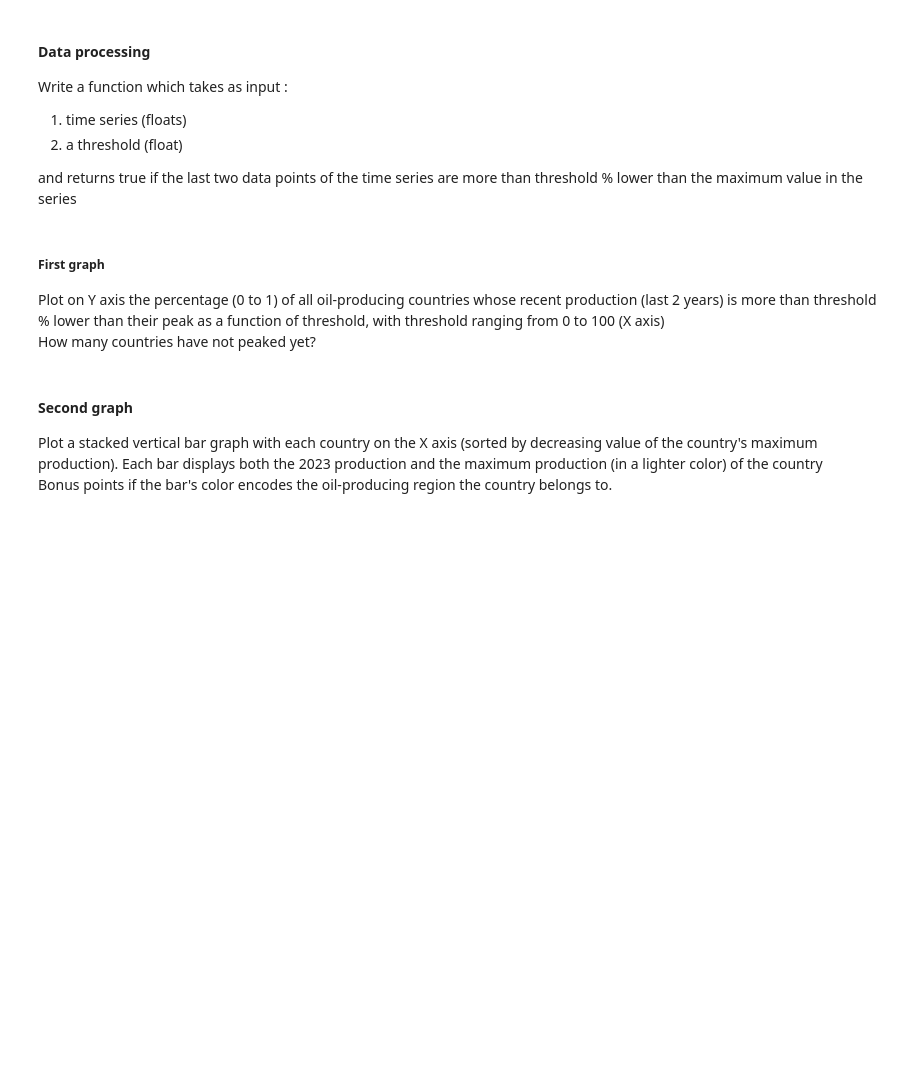
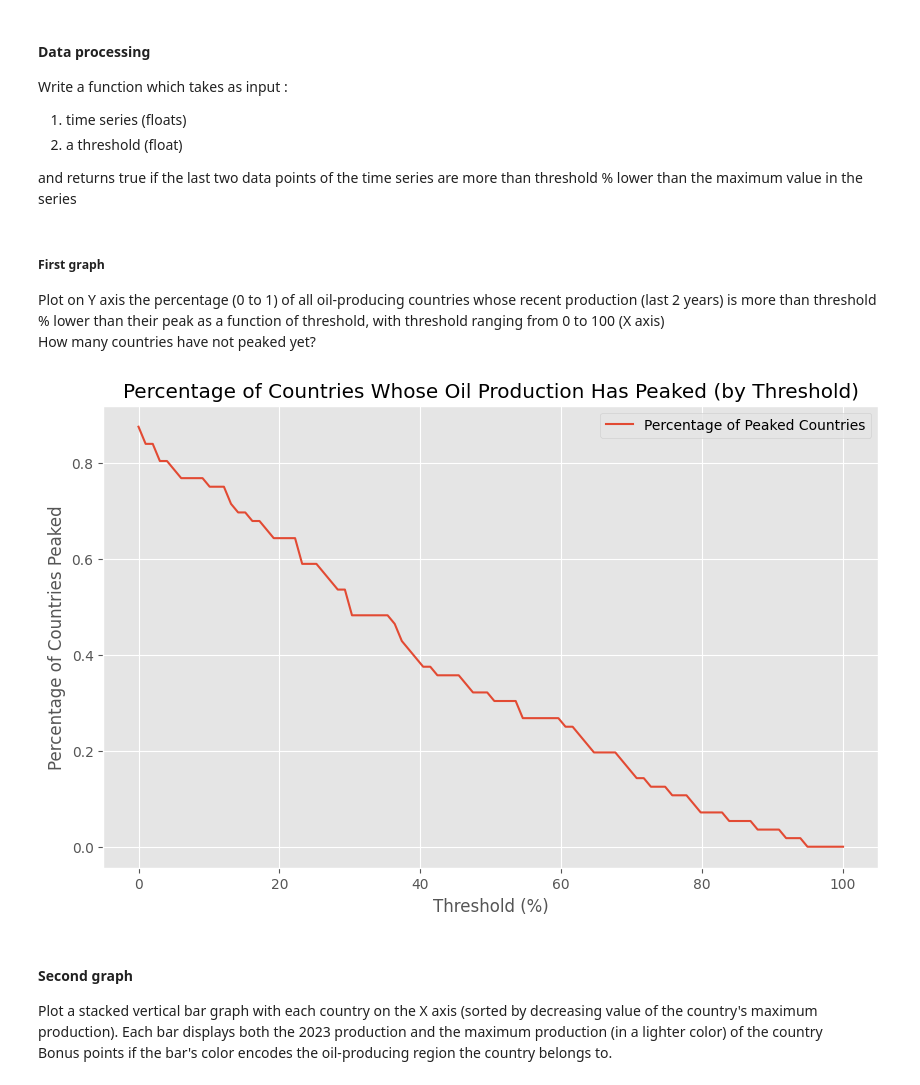
Before and after one commit to BirchTree1812/oil-processing-dataset, a Jupyter notebook: Homework 2.ipynb, the cells around one changed output. Saved outputs shown, nothing was run; the diff lists cells and outputs as text; code cells hidden in the pictures; blank space fills up the shorter version.

Commit message:
Add files via upload
Here you will find the updated Notebook where another preprocessing function has been added (necessary for the computations required for the plot) and the first plot also.

```diff
--- a/Homework 2.ipynb
+++ b/Homework 2.ipynb
@@ -85,7 +114,66 @@ def has_peaked(series, threshold):
+# %%
+# Preprocessing function to replace commas with periods and convert to float
+def preprocess_dataframe(df):
+    # Replace commas with periods in the entire DataFrame
+    df = df.replace({',': '.'}, regex=True)
+
+    # Convert all columns to numeric (this will convert valid numbers and NaNs)
+    df = df.apply(pd.to_numeric, errors='coerce')
+
+    return df
+
+# Clean the dataframe values' format
+df = preprocess_dataframe(oildata)
 # %% [markdown]
 ##### First graph
 Plot on Y axis the percentage (0 to 1) of all oil-producing countries whose recent production (last 2 years) is more than threshold % lower than their peak as a function of threshold, with threshold ranging from 0 to 100 (X axis)\
 How many countries have not peaked yet?
+# %%
+import matplotlib.pyplot as plt
+
+# Generate threshold values from 0% to 100% (converted to fractions from 0 to 1)
+threshold_values = np.linspace(0, 1, 100)
+
+# A function to calculate the percentage of countries peaking at each threshold
+def calculate_percentage_peaking(df, threshold_values):
+    percentages = []
+
+    # Iterate through each threshold
+    for threshold in threshold_values:
+        peaked_countries = 0
+        total_countries = 0
+
+        # Check for each country (iterate through rows of the dataframe)
+        for idx, row in df.iterrows():
+            series = row.dropna().astype(float)  # Convert series to float and remove NaNs
+            if len(series) > 2:
+                total_countries += 1
+                if has_peaked(series, threshold):
+                    peaked_countries += 1
+
+        # Calculate percentage of countries that peaked
+        if total_countries > 0:
+            percentage = peaked_countries / total_countries
+        else:
+            percentage = 0
+        percentages.append(percentage)
+
+    return percentages
+
+# Calculate percentages for each threshold
+percentages = calculate_percentage_peaking(df, threshold_values)
+
+# Plot the result
+plt.figure(figsize=(10, 6))
+plt.plot(threshold_values * 100, percentages, label='Percentage of Peaked Countries')
+plt.xlabel('Threshold (%)')
+plt.ylabel('Percentage of Countries Peaked')
+plt.title('Percentage of Countries Whose Oil Production Has Peaked (by Threshold)')
+plt.grid(True)
+plt.legend()
+plt.show()
+# %% [output]
+[figure, added]
 # %% [markdown]
 #### Second graph
 Plot a stacked vertical bar graph with each country on the X axis (sorted by decreasing value of the country's maximum production). Each bar displays both the 2023  production and the maximum production (in a lighter color) of the country\
```
Also changed, not shown: parts of 8 cells of this notebook.
